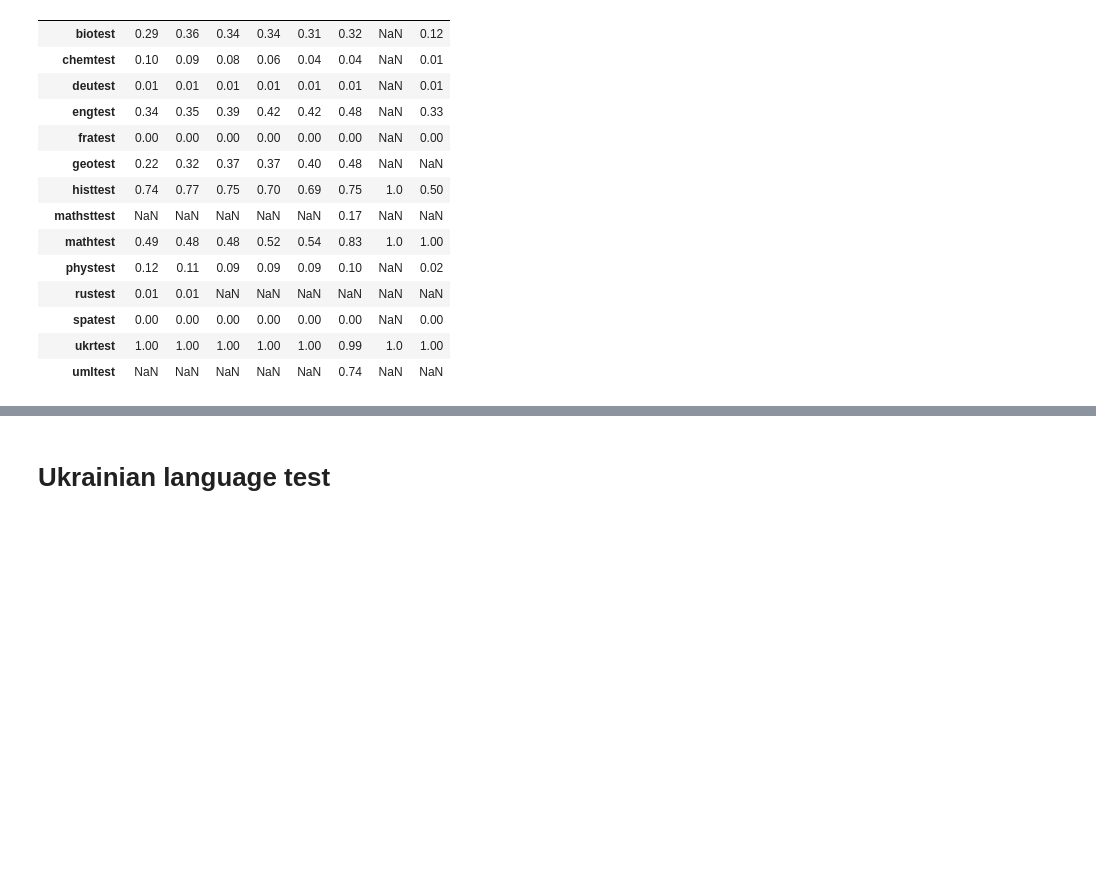
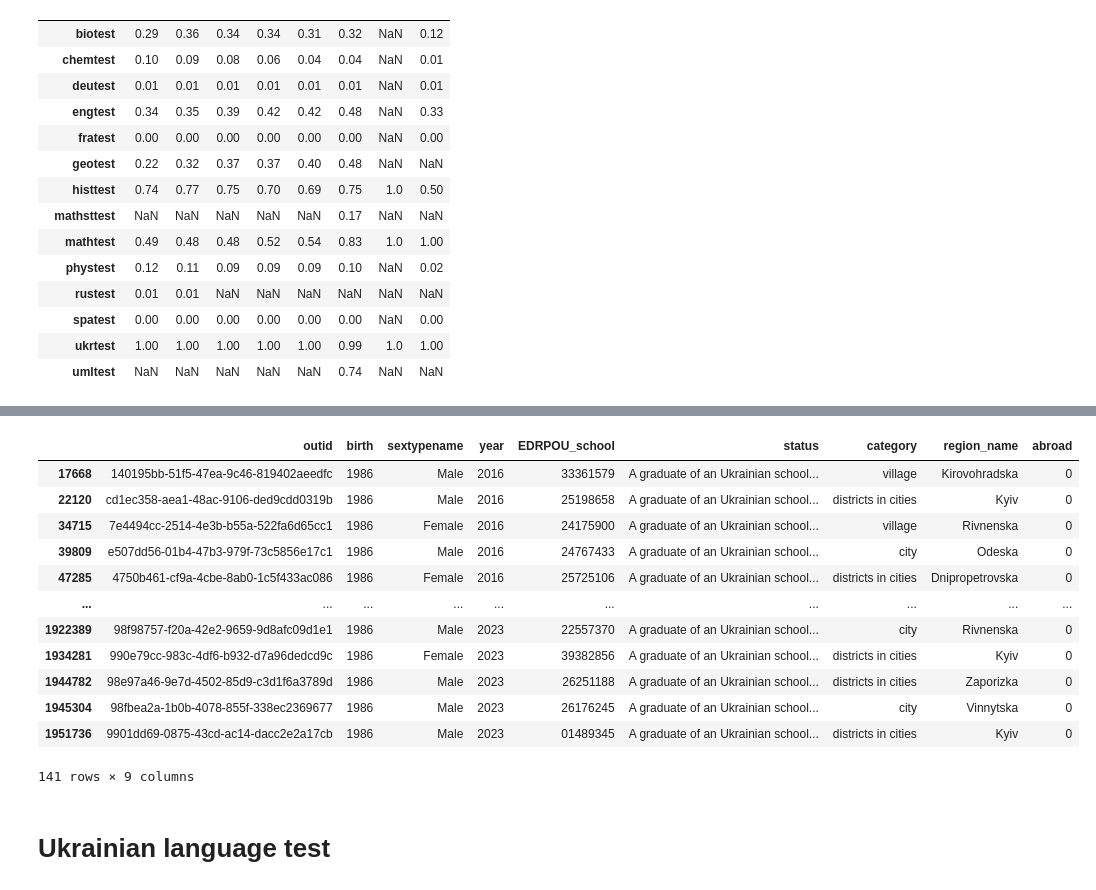
Before and after one commit to DataResponsibly/ZNO-Dataset, a Jupyter notebook: notebooks/analyses/paper_data.ipynb, the cells around one changed output, grey strips where cells are left out. Drawn from its saved outputs; the diff is of its cells as text; code cells hidden in the pictures; blank space fills up the shorter version.

```diff
--- a/notebooks/analyses/paper_data.ipynb
+++ b/notebooks/analyses/paper_data.ipynb
@@ -504,3 +783,19 @@ subj.div(total).round(2)
+# %%
+df_graduated_region[df_graduated_region.birth==1986]
+# %% [output]
+|  | outid | birth | sextypename | year | EDRPOU_school | status | category | region_name | abroad |
+| 17668 | 140195bb-51f5-47ea-9c46-819402aeedfc | 1986 | Male | 2016 | 33361579 | A graduate of an Ukrainian school... | village | Kirovohradska | 0 |
+| 22120 | cd1ec358-aea1-48ac-9106-ded9cdd0319b | 1986 | Male | 2016 | 25198658 | A graduate of an Ukrainian school... | districts in cities | Kyiv | 0 |
+| 34715 | 7e4494cc-2514-4e3b-b55a-522fa6d65cc1 | 1986 | Female | 2016 | 24175900 | A graduate of an Ukrainian school... | village | Rivnenska | 0 |
+| 39809 | e507dd56-01b4-47b3-979f-73c5856e17c1 | 1986 | Male | 2016 | 24767433 | A graduate of an Ukrainian school... | city | Odeska | 0 |
+| 47285 | 4750b461-cf9a-4cbe-8ab0-1c5f433ac086 | 1986 | Female | 2016 | 25725106 | A graduate of an Ukrainian school... | districts in cities | Dnipropetrovska | 0 |
+| ... | ... | ... | ... | ... | ... | ... | ... | ... | ... |
+| 1922389 | 98f98757-f20a-42e2-9659-9d8afc09d1e1 | 1986 | Male | 2023 | 22557370 | A graduate of an Ukrainian school... | city | Rivnenska | 0 |
+| 1934281 | 990e79cc-983c-4df6-b932-d7a96dedcd9c | 1986 | Female | 2023 | 39382856 | A graduate of an Ukrainian school... | districts in cities | Kyiv | 0 |
+| 1944782 | 98e97a46-9e7d-4502-85d9-c3d1f6a3789d | 1986 | Male | 2023 | 26251188 | A graduate of an Ukrainian school... | districts in cities | Zaporizka | 0 |
+| 1945304 | 98fbea2a-1b0b-4078-855f-338ec2369677 | 1986 | Male | 2023 | 26176245 | A graduate of an Ukrainian school... | city | Vinnytska | 0 |
+| 1951736 | 9901dd69-0875-43cd-ac14-dacc2e2a17cb | 1986 | Male | 2023 | 01489345 | A graduate of an Ukrainian school... | districts in cities | Kyiv | 0 |
+141 rows × 9 columns
 # %% [markdown]
 # Ukrainian language test
 # %%
```
Also changed, not shown: parts of 38 cells of this notebook.
